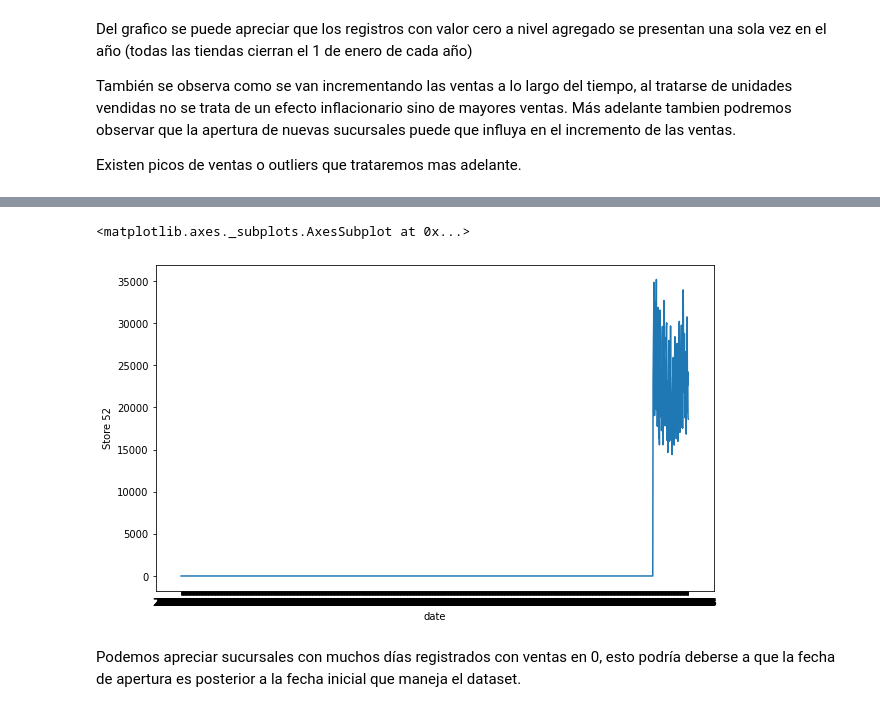
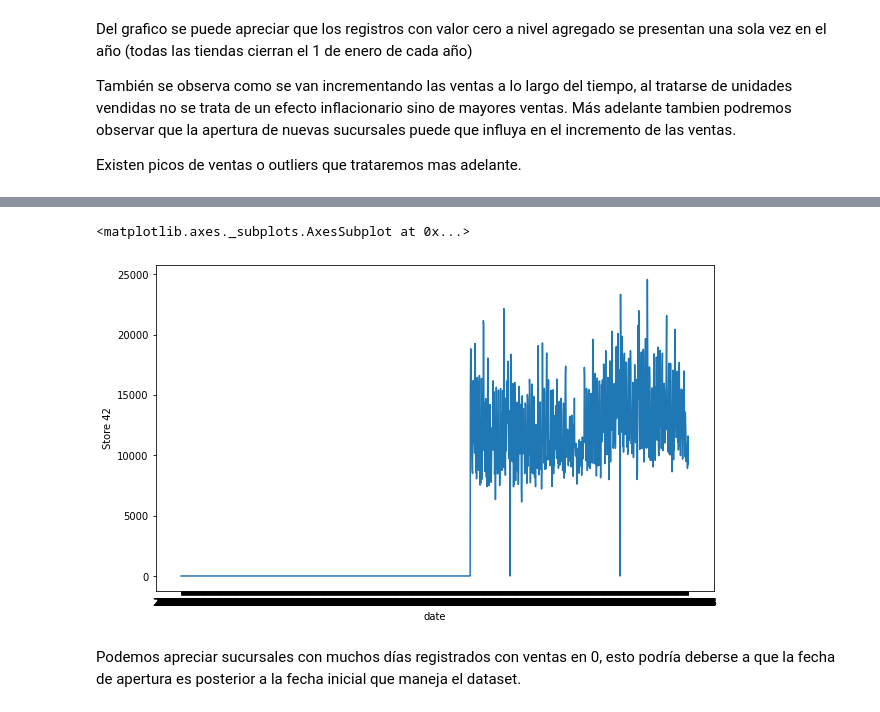
Before and after one commit to CHRISTIANDAGATTI/Mentoria_Series_Temporales, a Jupyter notebook: 20220523_TP1_analisis_y_visualizacion.ipynb, the cells around one changed output, grey strips where cells are left out. Cells and saved outputs as stored; diff of their text form; code cells hidden in the pictures.

```diff
--- a/20220523_TP1_analisis_y_visualizacion.ipynb
+++ b/20220523_TP1_analisis_y_visualizacion.ipynb
@@ -188,10 +188,10 @@ Store 54       5
 dtype: int64
 # %%
 plt.figure(figsize=(10, 6))
-sns.lineplot(data=df, x="date", y="Store 52")
+sns.lineplot(data=df, x="date", y="Store 42")
 # %% [output]
 <matplotlib.axes._subplots.AxesSubplot at 0x...>
-[figure, old version]
+[figure, new version]
 # %% [markdown]
 Podemos apreciar sucursales con muchos días registrados con ventas en 0, esto podría deberse a que la fecha de apertura es posterior a la fecha inicial que maneja el dataset.
 # %% [markdown]
```
Also changed, not shown: parts of 12 cells of this notebook.
